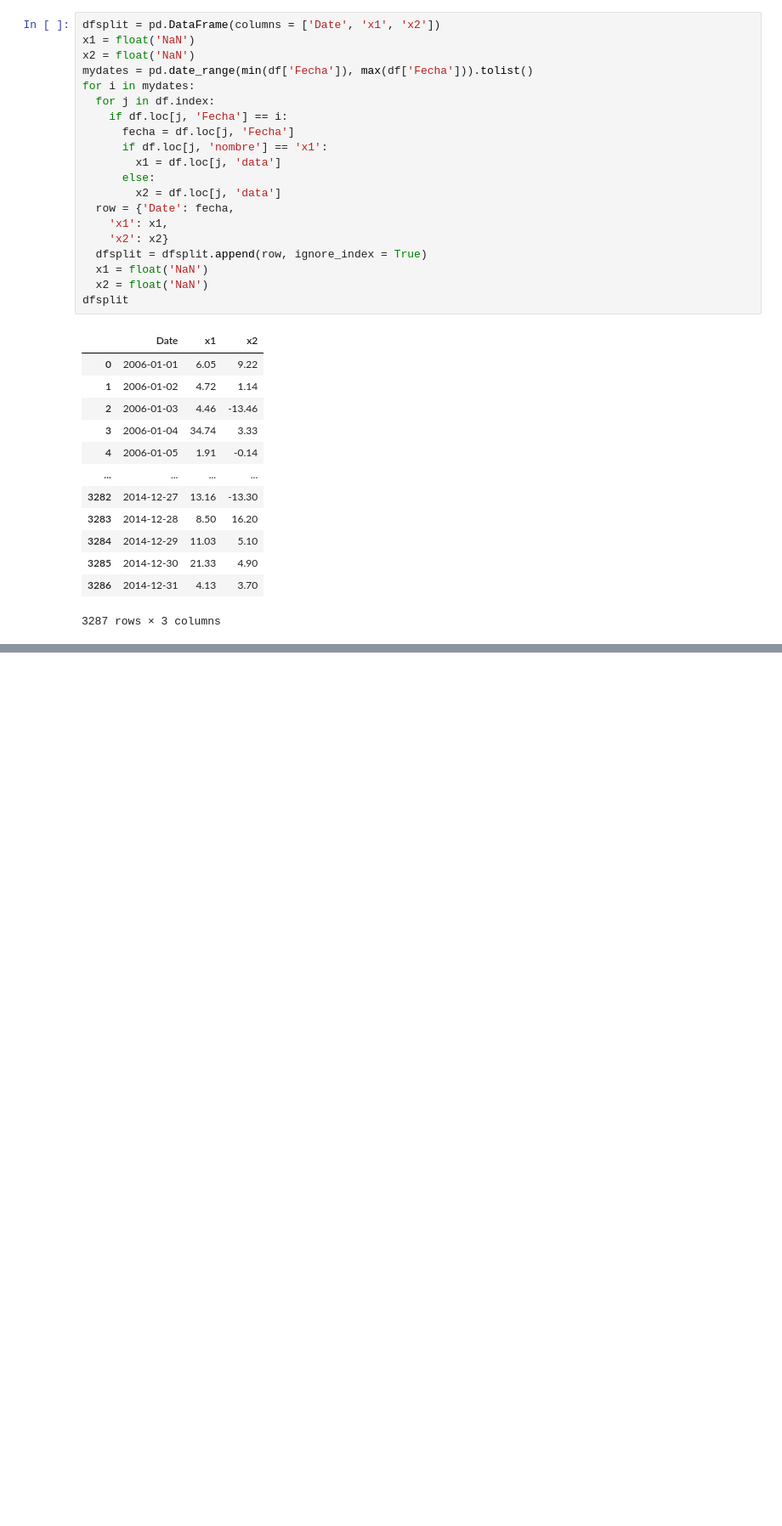
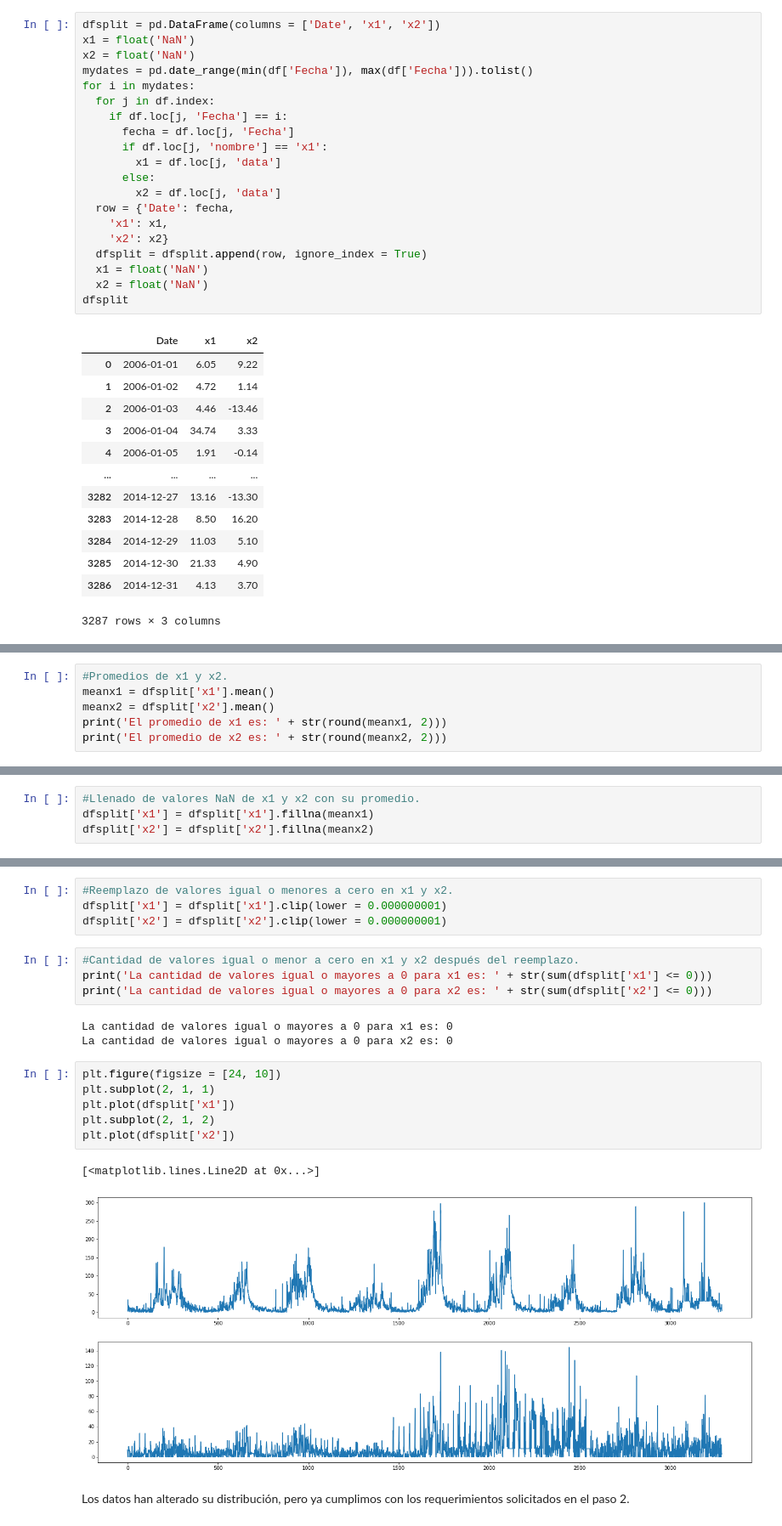
Before and after one commit to homosapienssapiens/feature-engineering, a Jupyter notebook: Final project.ipynb, the cells around one changed output, grey strips where cells are left out. Shown: that part at 85% size. Drawn from its saved outputs; the diff is of its cells as text; blank space fills up the shorter version.

```diff
--- a/Final project.ipynb
+++ b/Final project.ipynb
@@ -88,0 +126,6 @@ dfsplit
+# %%
+#Promedios de x1 y x2.
+meanx1 = dfsplit['x1'].mean()
+meanx2 = dfsplit['x2'].mean()
+print('El promedio de x1 es: ' + str(round(meanx1, 2)))
+print('El promedio de x2 es: ' + str(round(meanx2, 2)))
@@ -88,0 +135,4 @@ dfsplit
+# %%
+#Llenado de valores NaN de x1 y x2 con su promedio.
+dfsplit['x1'] = dfsplit['x1'].fillna(meanx1)
+dfsplit['x2'] = dfsplit['x2'].fillna(meanx2)
@@ -88,0 +156,22 @@ dfsplit
+# %%
+#Reemplazo de valores igual o menores a cero en x1 y x2.
+dfsplit['x1'] = dfsplit['x1'].clip(lower = 0.000000001)
+dfsplit['x2'] = dfsplit['x2'].clip(lower = 0.000000001)
+# %%
+#Cantidad de valores igual o menor a cero en x1 y x2 después del reemplazo.
+print('La cantidad de valores igual o mayores a 0 para x1 es: ' + str(sum(dfsplit['x1'] <= 0)))
+print('La cantidad de valores igual o mayores a 0 para x2 es: ' + str(sum(dfsplit['x2'] <= 0)))
+# %% [output]
+La cantidad de valores igual o mayores a 0 para x1 es: 0
+La cantidad de valores igual o mayores a 0 para x2 es: 0
+# %%
+plt.figure(figsize = [24, 10])
+plt.subplot(2, 1, 1)
+plt.plot(dfsplit['x1'])
+plt.subplot(2, 1, 2)
+plt.plot(dfsplit['x2'])
+# %% [output]
+[<matplotlib.lines.Line2D at 0x...>]
+[figure, added]
+# %% [markdown]
+Los datos han alterado su distribución, pero ya cumplimos con los requerimientos solicitados en el paso 2.
```
Also changed, not shown: parts of 14 cells of this notebook.
